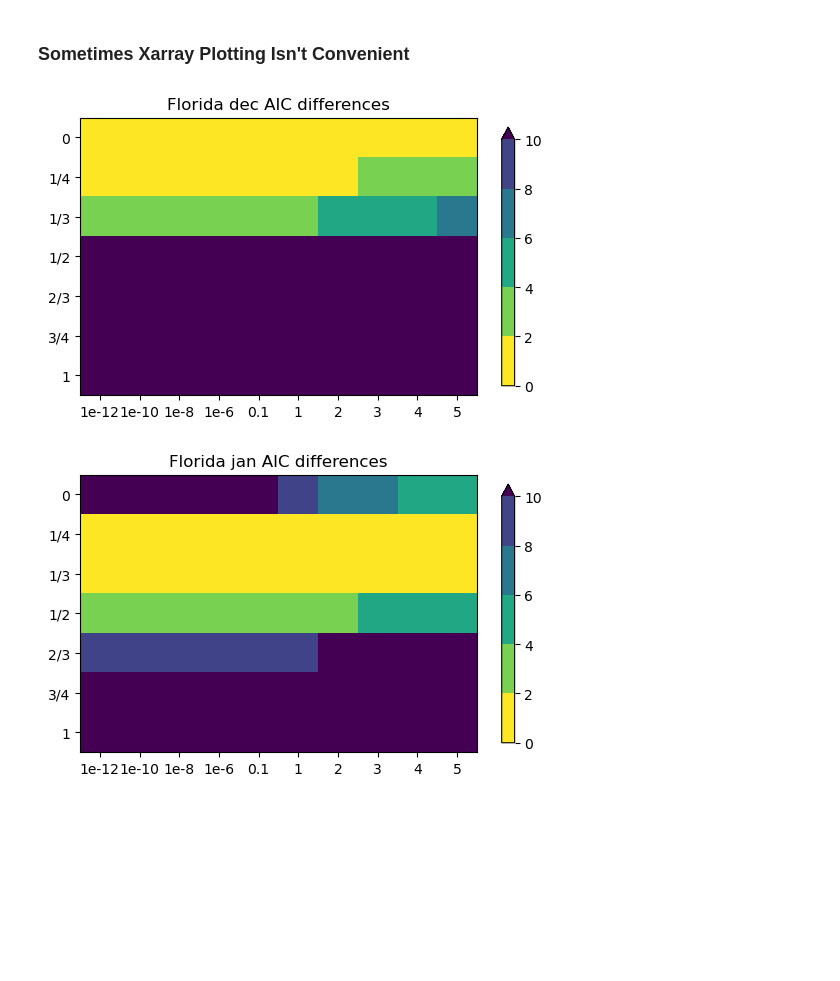
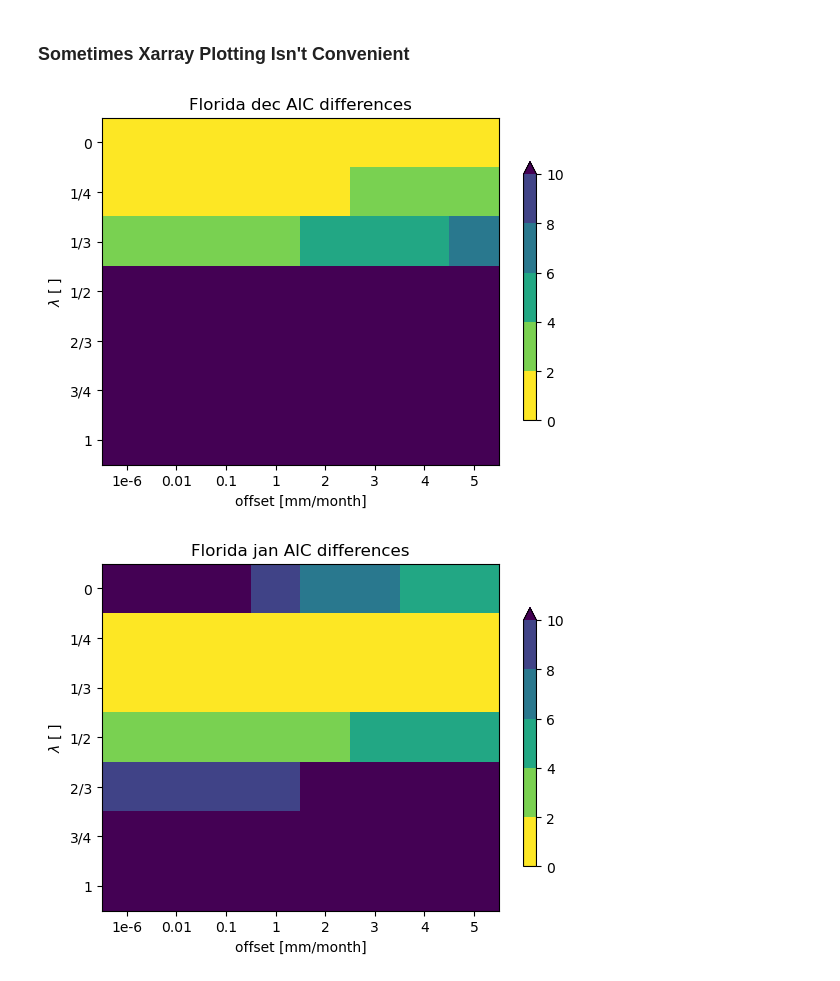
Before and after one commit to kylemcevoy/example_notebooks, a Jupyter notebook: plotting_gallery.ipynb, the cells around one changed output. Saved outputs shown, nothing was run; the diff lists cells and outputs as text; code cells hidden in the pictures; blank space fills up the shorter version.

Commit message:
updated non-xarray plot example

```diff
--- a/plotting_gallery.ipynb
+++ b/plotting_gallery.ipynb
@@ -266,10 +266,9 @@ cmap_plot5.axes.gridlines(draw_labels=True)
 # %% [markdown]
 ### Sometimes Xarray Plotting Isn't Convenient
 # %%
-loglik_da = xr.open_dataset('/home/data/projects/NA_precip_extremes/transform_loglik.nc')
+loglik_da = xr.open_dataset('/home/data/projects/NA_precip_extremes/optimized_transform_loglik.nc')
 
 loglik_da = loglik_da['loglik']
-loglik_da = loglik_da.rename({'lambda': 'lam', 'offsets': 'offset'})
 
 AIC_penalty = 2 * (5 + 1)
 AIC_da = AIC_penalty - (2 * loglik_da)
@@ -279,32 +278,35 @@ AIC_diff = AIC_diff.rename('AIC_diff')
 # %%
 from matplotlib.cm import viridis_r
 import calendar
 
 # Manually create discrete colorbar for matplotlib
 # To create this color scheme we need a cmap and a norm
 cmap = viridis_r
 bounds = [0, 2, 4, 6, 8, 10]
 norm = mpl.colors.BoundaryNorm(bounds, cmap.N, extend='max')
 
 lam_labels = ['0', '1/4', '1/3', '1/2', '2/3', '3/4', '1']
-off_labels = ['1e-12', '1e-10', '1e-8', '1e-6', '0.1', '1', '2', '3', '4', '5']
+off_labels = ['1e-6', '0.01', '0.1', '1', '2', '3', '4', '5']
 
 loc_name = 'Florida'
 
 test_lat = 28
 test_lon = -82
 
 AIC_local = AIC_diff.sel(lat=test_lat, lon=test_lon, method='nearest')
 for i in [12, 1, 2]:
     month_abrv = calendar.month_abbr[i].lower()
     AIC_np = AIC_local.sel(month=i).values
     fig, ax = plt.subplots()
     ax.imshow(AIC_np, cmap=cmap, norm=norm)
     fig.colorbar(mpl.cm.ScalarMappable(norm=norm, cmap=cmap), ax=ax, shrink=0.7)
     plot_title = loc_name + ' ' + month_abrv + ' AIC differences'
     ax.set_title(plot_title)
+    # Note we can use Latex labels with raw strings!!
+    ax.set_ylabel(r'$\lambda$ [ ]')
+    ax.set_xlabel('offset [mm/month]')
     ax.set_yticks(ticks=np.arange(len(lam_labels)), labels=lam_labels)
     ax.set_xticks(ticks=np.arange(len(off_labels)), labels=off_labels)
 # %% [output]
-[figure, old version]
+[figure, new version]
-[figure, old version]
+[figure, new version]
```
Also changed, not shown: parts of 1 cell of this notebook.
